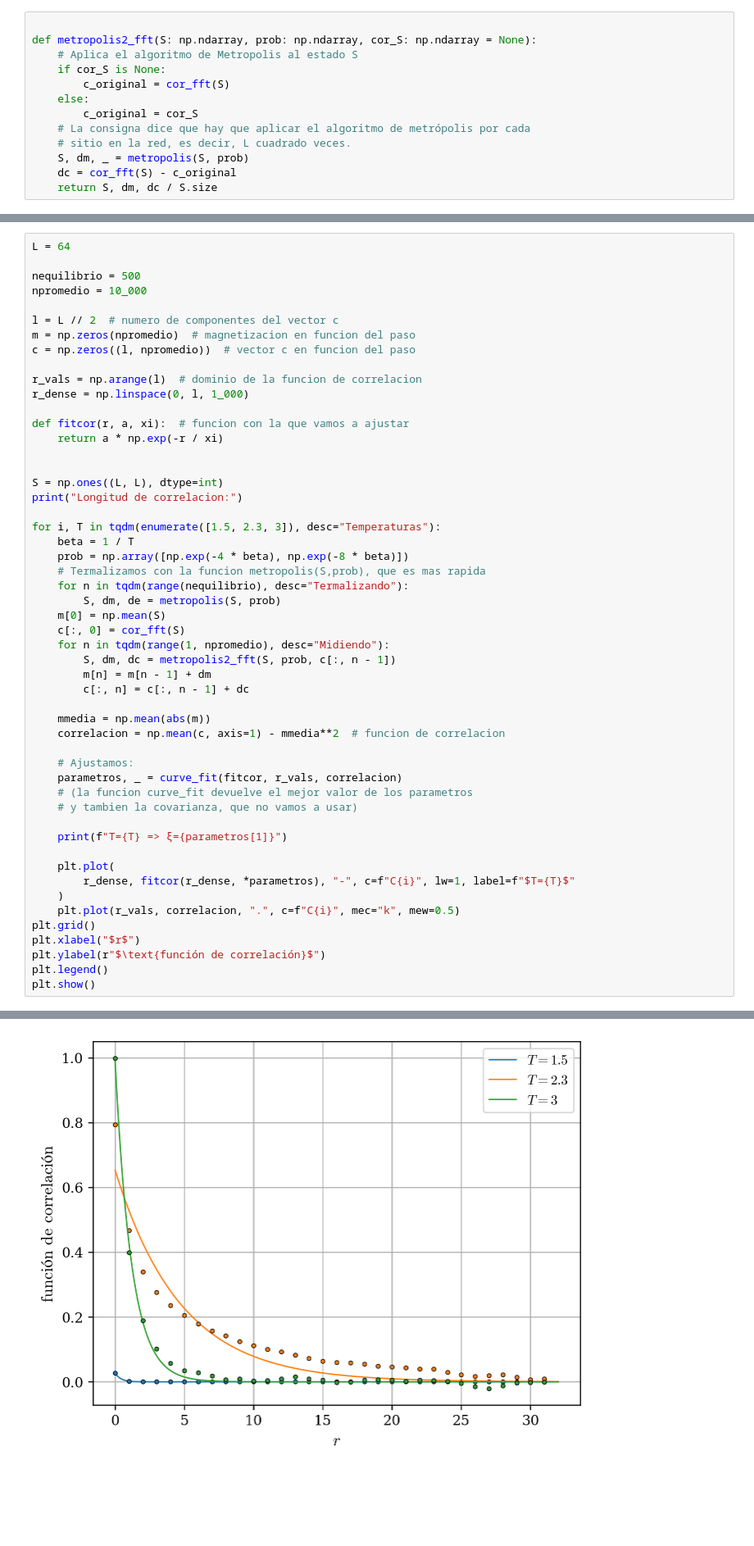
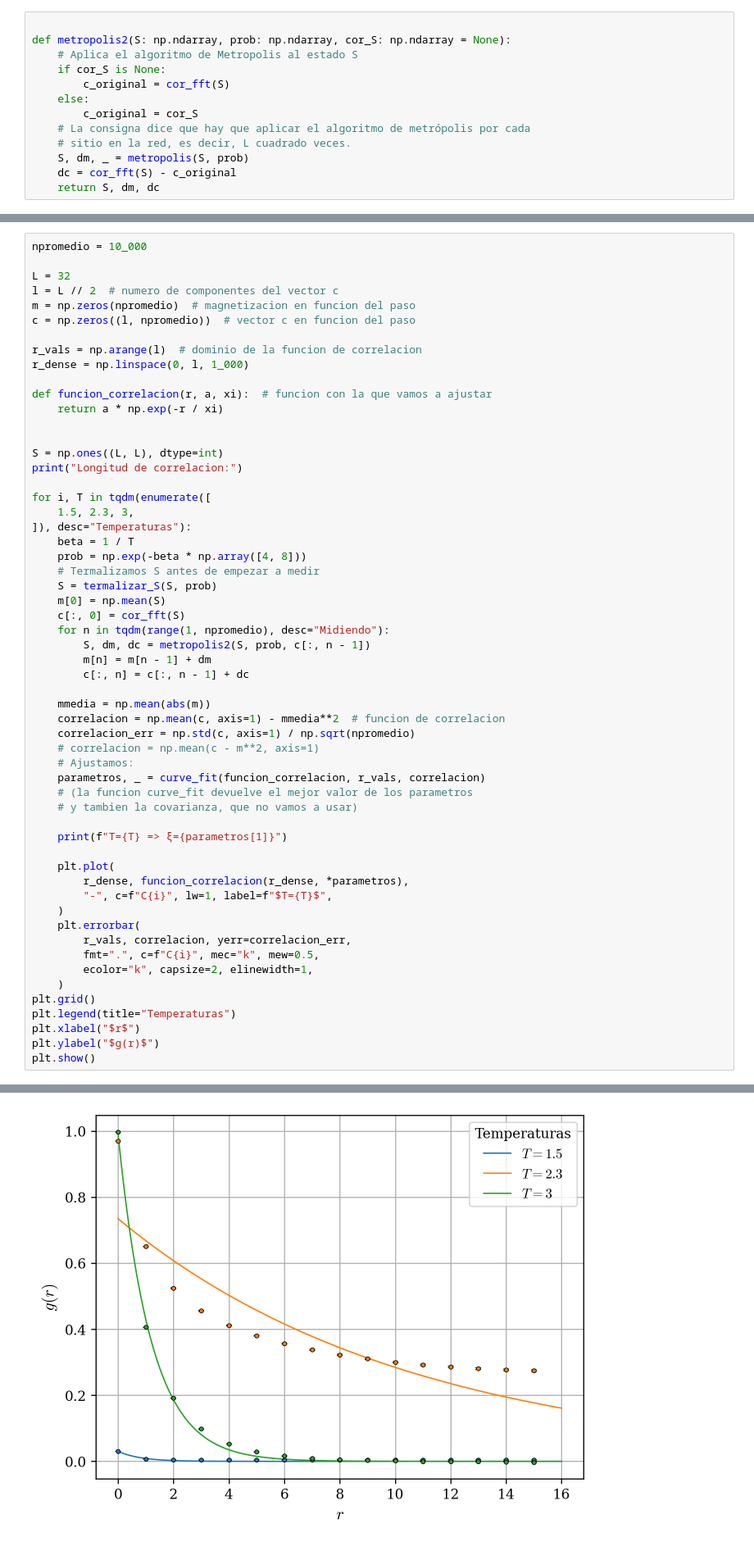
Before and after one commit to Lermacto/ising-2d, a Jupyter notebook: testing_correlation.ipynb, the cells around one changed output, grey strips where cells are left out. Shown at 82% size. Drawn from its saved outputs; the diff is of its cells as text; blank space fills up the shorter version.

Commit message:
revisando loops temperatura

```diff
--- a/testing_correlation.ipynb
+++ b/testing_correlation.ipynb
@@ -92,6 +94,6 @@ Dicho eso, dado que es dificil propagar los efectos de modificar un spin en el v
 # %%
 
-def metropolis2_fft(S: np.ndarray, prob: np.ndarray, cor_S: np.ndarray = None):
+def metropolis2(S: np.ndarray, prob: np.ndarray, cor_S: np.ndarray = None):
     # Aplica el algoritmo de Metropolis al estado S
     if cor_S is None:
         c_original = cor_fft(S)
@@ -101,4 +103,4 @@ def metropolis2_fft(S: np.ndarray, prob: np.ndarray, cor_S: np.ndarray = None):
     # sitio en la red, es decir, L cuadrado veces.
     S, dm, _ = metropolis(S, prob)
     dc = cor_fft(S) - c_original
-    return S, dm, dc / S.size
+    return S, dm, dc
@@ -107,9 +113,7 @@ def metropolis2_fft(S: np.ndarray, prob: np.ndarray, cor_S: np.ndarray = None):
 # %%
-L = 64
-
-nequilibrio = 500
 npromedio = 10_000
 
+L = 32
 l = L // 2  # numero de componentes del vector c
 m = np.zeros(npromedio)  # magnetizacion en funcion del paso
 c = np.zeros((l, npromedio))  # vector c en funcion del paso
@@ -117,44 +121,51 @@ c = np.zeros((l, npromedio))  # vector c en funcion del paso
 r_vals = np.arange(l)  # dominio de la funcion de correlacion
 r_dense = np.linspace(0, l, 1_000)
 
-def fitcor(r, a, xi):  # funcion con la que vamos a ajustar
+def funcion_correlacion(r, a, xi):  # funcion con la que vamos a ajustar
     return a * np.exp(-r / xi)
 
 
 S = np.ones((L, L), dtype=int)
 print("Longitud de correlacion:")
 
-for i, T in tqdm(enumerate([1.5, 2.3, 3]), desc="Temperaturas"):
+for i, T in tqdm(enumerate([
+    1.5, 2.3, 3,
+]), desc="Temperaturas"):
     beta = 1 / T
-    prob = np.array([np.exp(-4 * beta), np.exp(-8 * beta)])
-    # Termalizamos con la funcion metropolis(S,prob), que es mas rapida
-    for n in tqdm(range(nequilibrio), desc="Termalizando"):
-        S, dm, de = metropolis(S, prob)
+    prob = np.exp(-beta * np.array([4, 8]))
+    # Termalizamos S antes de empezar a medir
+    S = termalizar_S(S, prob)
     m[0] = np.mean(S)
     c[:, 0] = cor_fft(S)
     for n in tqdm(range(1, npromedio), desc="Midiendo"):
-        S, dm, dc = metropolis2_fft(S, prob, c[:, n - 1])
+        S, dm, dc = metropolis2(S, prob, c[:, n - 1])
         m[n] = m[n - 1] + dm
         c[:, n] = c[:, n - 1] + dc
 
     mmedia = np.mean(abs(m))
     correlacion = np.mean(c, axis=1) - mmedia**2  # funcion de correlacion
-
+    correlacion_err = np.std(c, axis=1) / np.sqrt(npromedio)
+    # correlacion = np.mean(c - m**2, axis=1)
     # Ajustamos:
-    parametros, _ = curve_fit(fitcor, r_vals, correlacion)
+    parametros, _ = curve_fit(funcion_correlacion, r_vals, correlacion)
     # (la funcion curve_fit devuelve el mejor valor de los parametros
     # y tambien la covarianza, que no vamos a usar)
 
     print(f"T={T} => ξ={parametros[1]}")
 
     plt.plot(
-        r_dense, fitcor(r_dense, *parametros), "-", c=f"C{i}", lw=1, label=f"$T={T}$"
+        r_dense, funcion_correlacion(r_dense, *parametros),
+        "-", c=f"C{i}", lw=1, label=f"$T={T}$",
     )
-    plt.plot(r_vals, correlacion, ".", c=f"C{i}", mec="k", mew=0.5)
+    plt.errorbar(
+        r_vals, correlacion, yerr=correlacion_err,
+        fmt=".", c=f"C{i}", mec="k", mew=0.5,
+        ecolor="k", capsize=2, elinewidth=1,
+    )
 plt.grid()
+plt.legend(title="Temperaturas")
 plt.xlabel("$r$")
-plt.ylabel(r"$\text{función de correlación}$")
-plt.legend()
+plt.ylabel("$g(r)$")
 plt.show()
 # %% [output]
 Longitud de correlacion:
@@ -164 +175 @@ T=3 => ξ=1.1936331418883652
-[figure, old version]
+[figure, new version]
```
Also changed, not shown: parts of 10 cells of this notebook.
